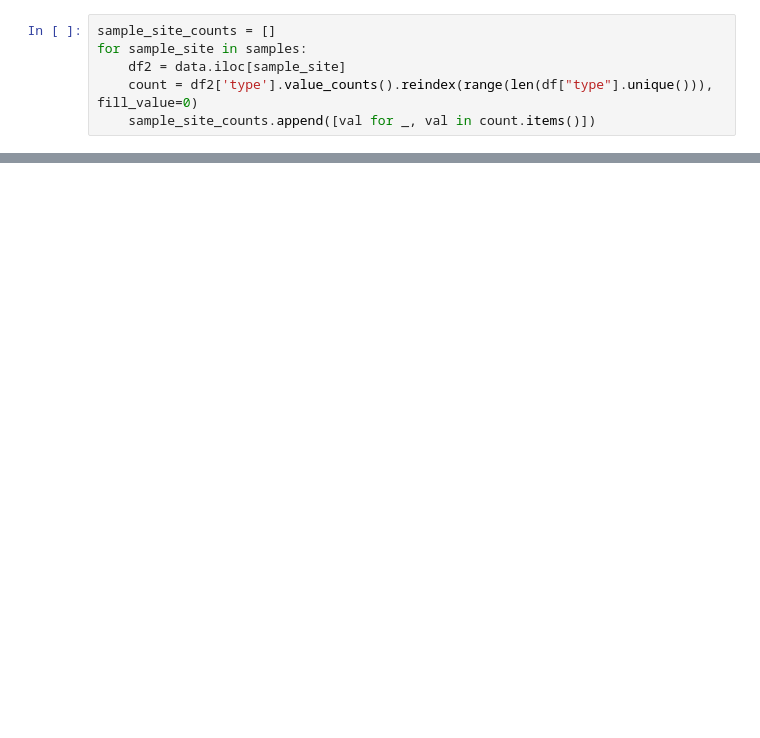
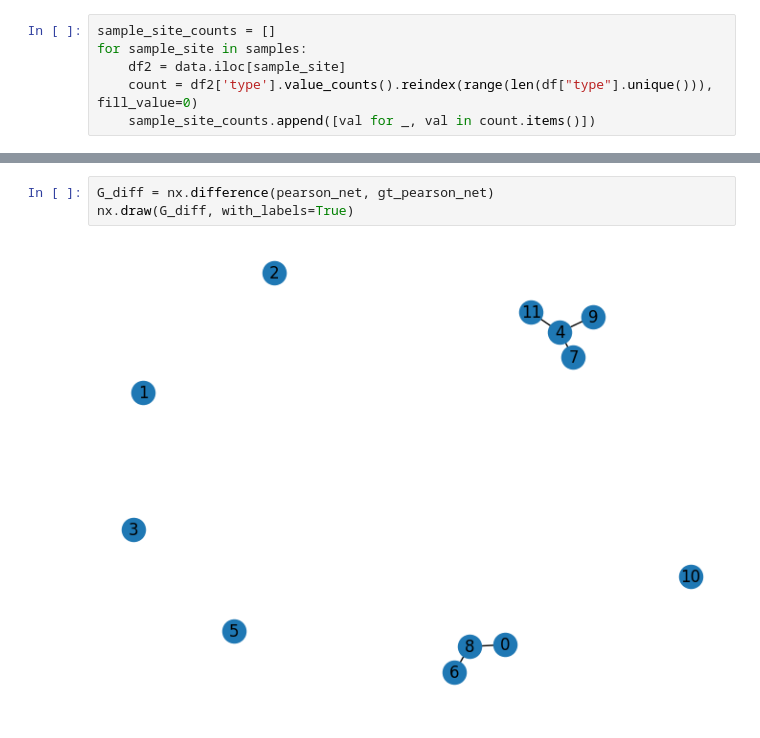
Before and after one commit to timovdk/BLOSSOM, a Jupyter notebook: packages/model/experiments/sampling_analysis.ipynb, the cells around one changed output, grey strips where cells are left out. Cells and saved outputs as stored; diff of their text form; blank space fills up the shorter version.

```diff
--- a/packages/model/experiments/sampling_analysis.ipynb
+++ b/packages/model/experiments/sampling_analysis.ipynb
@@ -238,0 +265,5 @@ G.add_edge(11, 10, weight=-0.5)
+# %%
+G_diff = nx.difference(pearson_net, gt_pearson_net)
+nx.draw(G_diff, with_labels=True)
+# %% [output]
+[figure, added]
```
Also changed, not shown: parts of 15 cells of this notebook, 21 other files.
